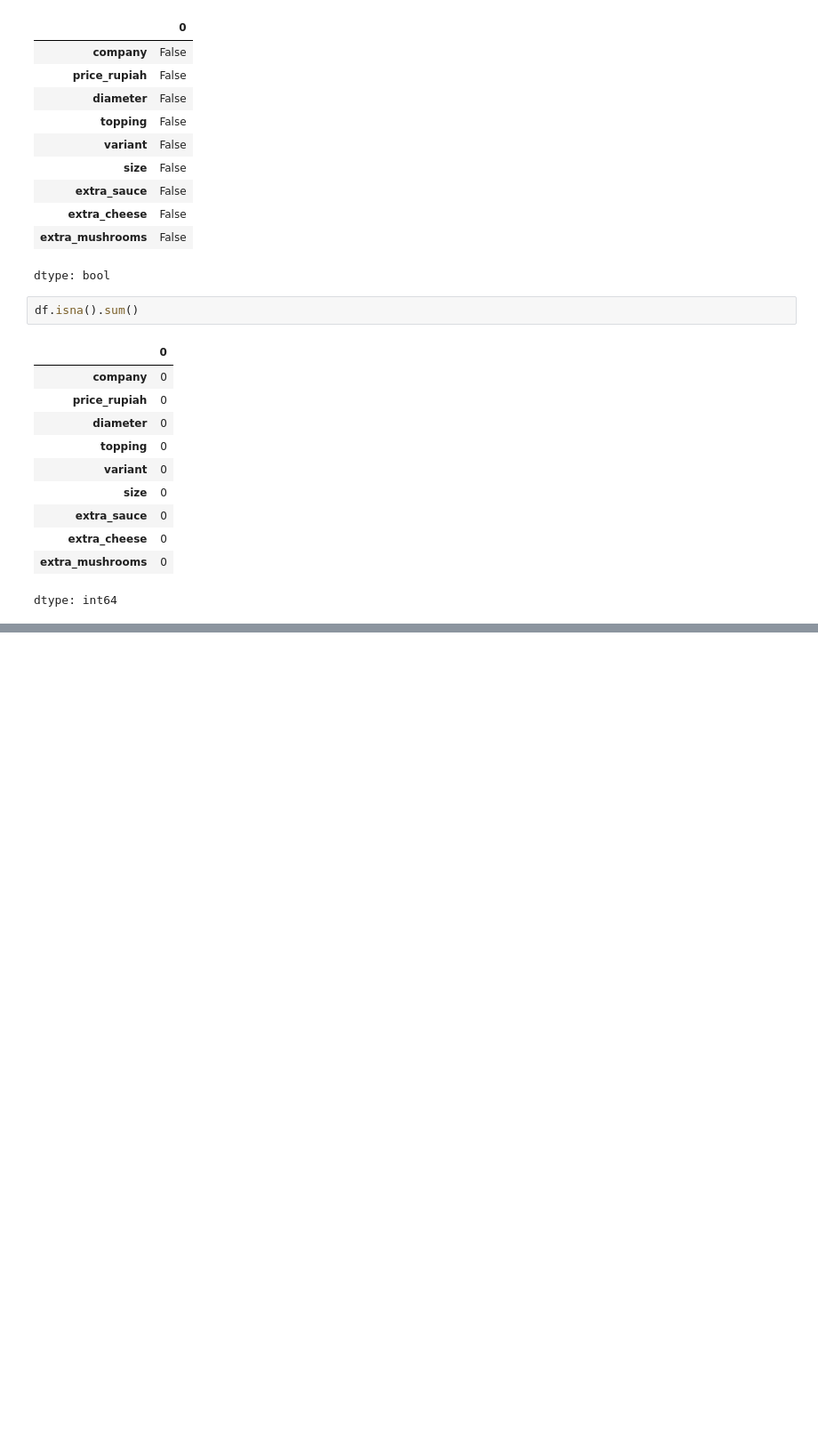
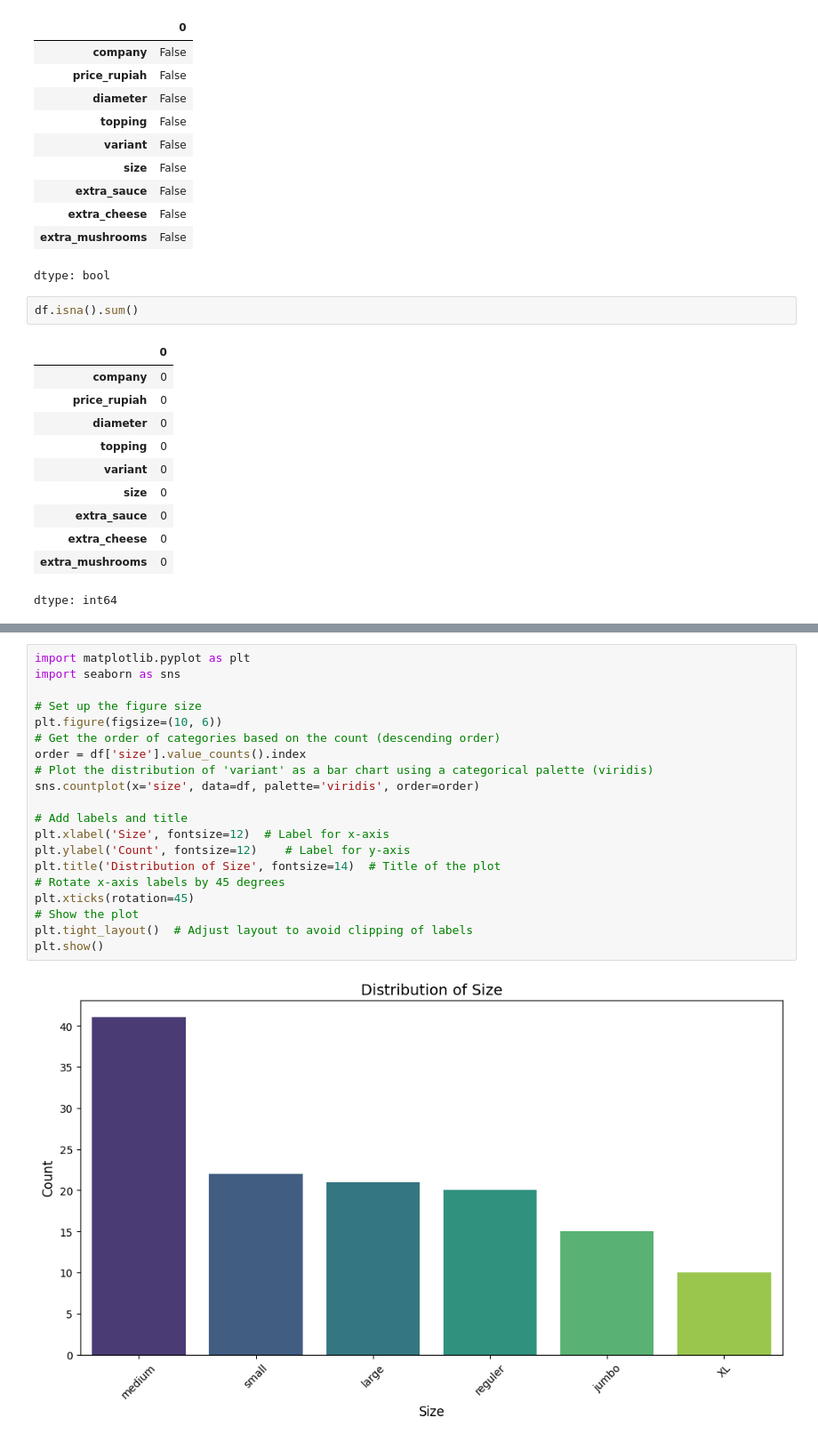
Before and after one commit to SurekhaBerlin/Pizza-price-prediction-using-ML, a Jupyter notebook: Pizza_Price_Prediction_using_Machine_Learning.ipynb, the cells around one changed output, grey strips where cells are left out. Shown at 89% size. Drawn from its saved outputs; the diff is of its cells as text; blank space fills up the shorter version.

```diff
--- a/Pizza_Price_Prediction_using_Machine_Learning.ipynb
+++ b/Pizza_Price_Prediction_using_Machine_Learning.ipynb
@@ -117,0 +303,22 @@ df.describe().T
+# %%
+import matplotlib.pyplot as plt
+import seaborn as sns
+
+# Set up the figure size
+plt.figure(figsize=(10, 6))
+# Get the order of categories based on the count (descending order)
+order = df['size'].value_counts().index
+# Plot the distribution of 'variant' as a bar chart using a categorical palette (viridis)
+sns.countplot(x='size', data=df, palette='viridis', order=order)
+
+# Add labels and title
+plt.xlabel('Size', fontsize=12)  # Label for x-axis
+plt.ylabel('Count', fontsize=12)    # Label for y-axis
+plt.title('Distribution of Size', fontsize=14)  # Title of the plot
+# Rotate x-axis labels by 45 degrees
+plt.xticks(rotation=45)
+# Show the plot
+plt.tight_layout()  # Adjust layout to avoid clipping of labels
+plt.show()
+# %% [output]
+[figure, added]
```
Also changed, not shown: parts of 29 cells of this notebook.
